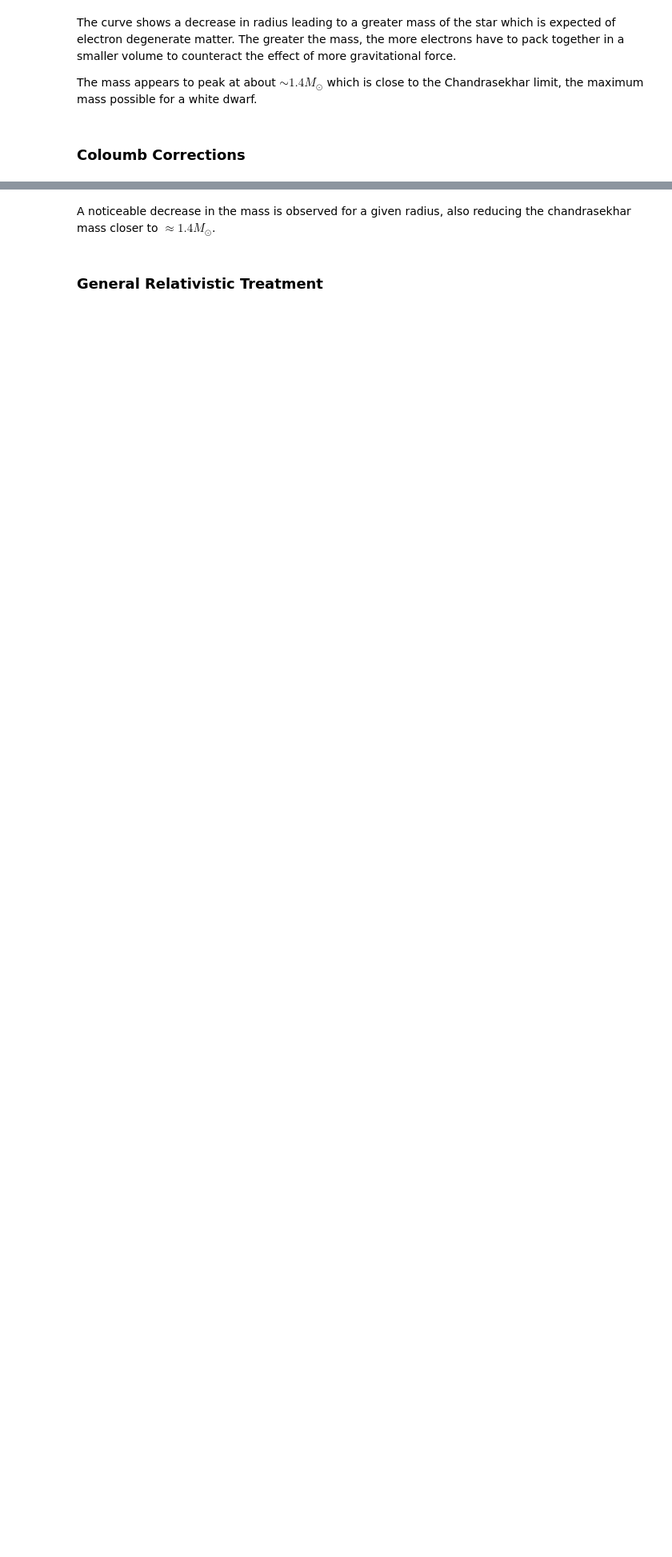
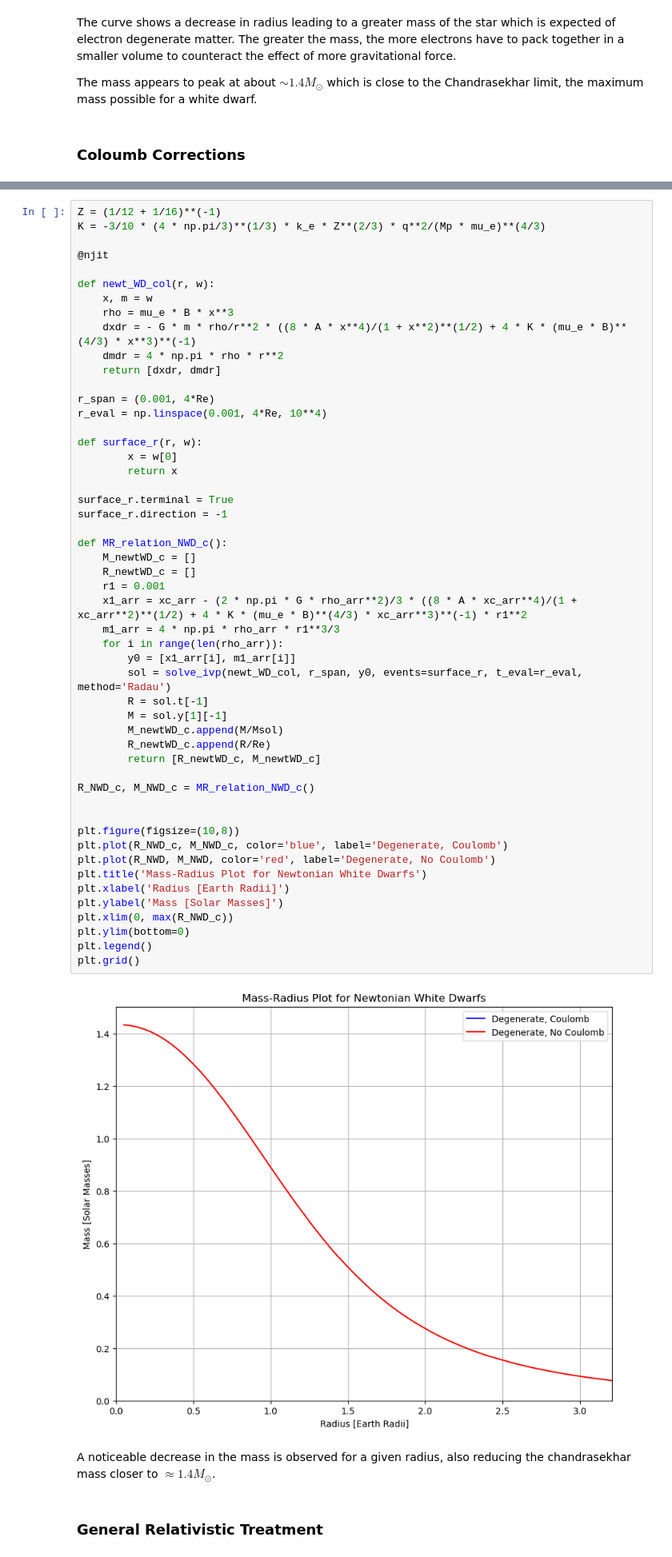
Before and after one commit to milkshake-vinegar/White-Dwarf-Structure-and-Modelling, a Jupyter notebook: WD_MRcurve&structure.ipynb, the cells around one changed output, grey strips where cells are left out. Shown at 80% size. Cells and saved outputs as stored; diff of their text form; blank space fills up the shorter version.

Commit message:
Working on improving the newtonian, coloumb case

```diff
--- a/WD_MRcurve&structure.ipynb
+++ b/WD_MRcurve&structure.ipynb
@@ -244,6 +244,59 @@ plt.legend()
 plt.grid()
 # %% [output]
 [figure]
+# %%
+Z = (1/12 + 1/16)**(-1)
+K = -3/10 * (4 * np.pi/3)**(1/3) * k_e * Z**(2/3) * q**2/(Mp * mu_e)**(4/3)
+
+@njit
+
+def newt_WD_col(r, w):
+    x, m = w
+    rho = mu_e * B * x**3
+    dxdr = - G * m * rho/r**2 * ((8 * A * x**4)/(1 + x**2)**(1/2) + 4 * K * (mu_e * B)**(4/3) * x**3)**(-1)
+    dmdr = 4 * np.pi * rho * r**2
+    return [dxdr, dmdr]
+
+r_span = (0.001, 4*Re)
+r_eval = np.linspace(0.001, 4*Re, 10**4)
+
+def surface_r(r, w):
+        x = w[0]
+        return x
+
+surface_r.terminal = True
+surface_r.direction = -1
+
+def MR_relation_NWD_c():
+    M_newtWD_c = []
+    R_newtWD_c = []
+    r1 = 0.001
+    x1_arr = xc_arr - (2 * np.pi * G * rho_arr**2)/3 * ((8 * A * xc_arr**4)/(1 + xc_arr**2)**(1/2) + 4 * K * (mu_e * B)**(4/3) * xc_arr**3)**(-1) * r1**2
+    m1_arr = 4 * np.pi * rho_arr * r1**3/3
+    for i in range(len(rho_arr)):
+        y0 = [x1_arr[i], m1_arr[i]]
+        sol = solve_ivp(newt_WD_col, r_span, y0, events=surface_r, t_eval=r_eval, method='Radau')
+        R = sol.t[-1]
+        M = sol.y[1][-1]
+        M_newtWD_c.append(M/Msol)
+        R_newtWD_c.append(R/Re)
+        return [R_newtWD_c, M_newtWD_c]
+
+R_NWD_c, M_NWD_c = MR_relation_NWD_c()
+
+
+plt.figure(figsize=(10,8))
+plt.plot(R_NWD_c, M_NWD_c, color='blue', label='Degenerate, Coulomb')
+plt.plot(R_NWD, M_NWD, color='red', label='Degenerate, No Coulomb')
+plt.title('Mass-Radius Plot for Newtonian White Dwarfs')
+plt.xlabel('Radius [Earth Radii]')
+plt.ylabel('Mass [Solar Masses]')
+plt.xlim(0, max(R_NWD_c))
+plt.ylim(bottom=0)
+plt.legend()
+plt.grid()
+# %% [output]
+[figure, added]
 # %% [markdown]
 A noticeable decrease in the mass is observed for a given radius, also reducing the chandrasekhar mass closer to $\approx 1.4 M_{\odot}$.
 # %% [markdown]
```
Also changed, not shown: parts of 1 cell of this notebook.
